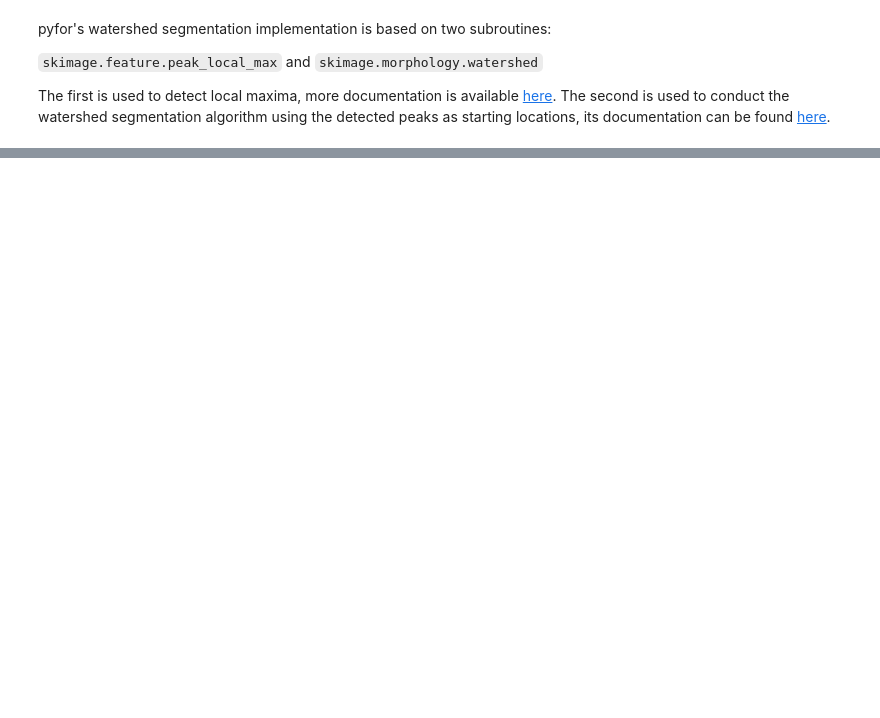
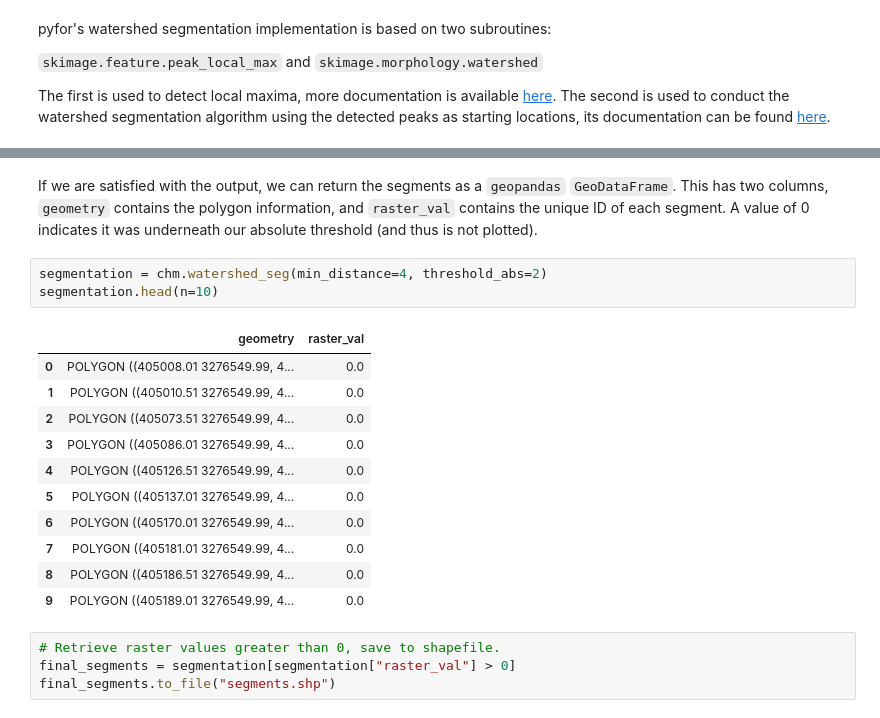
Before and after one commit to brycefrank/pyfor, a Jupyter notebook: samples/WatershedSegmentation.ipynb, the cells around one changed output, grey strips where cells are left out. Cells and saved outputs as stored; diff of their text form; blank space fills up the shorter version.

```diff
--- a/samples/WatershedSegmentation.ipynb
+++ b/samples/WatershedSegmentation.ipynb
@@ -34,0 +44,21 @@ chm.watershed_seg(plot=True)
+# %% [markdown]
+If we are satisfied with the output, we can return the segments as a `geopandas` `GeoDataFrame`. This has two columns, `geometry` contains the polygon information, and `raster_val` contains the unique ID of each segment. A value of 0 indicates it was underneath our absolute threshold (and thus is not plotted).
+# %%
+segmentation = chm.watershed_seg(min_distance=4, threshold_abs=2)
+segmentation.head(n=10)
+# %% [output]
+|  | geometry | raster_val |
+| 0 | POLYGON ((405008.01 3276549.99, 4... | 0.0 |
+| 1 | POLYGON ((405010.51 3276549.99, 4... | 0.0 |
+| 2 | POLYGON ((405073.51 3276549.99, 4... | 0.0 |
+| 3 | POLYGON ((405086.01 3276549.99, 4... | 0.0 |
+| 4 | POLYGON ((405126.51 3276549.99, 4... | 0.0 |
+| 5 | POLYGON ((405137.01 3276549.99, 4... | 0.0 |
+| 6 | POLYGON ((405170.01 3276549.99, 4... | 0.0 |
+| 7 | POLYGON ((405181.01 3276549.99, 4... | 0.0 |
+| 8 | POLYGON ((405186.51 3276549.99, 4... | 0.0 |
+| 9 | POLYGON ((405189.01 3276549.99, 4... | 0.0 |
+# %%
+# Retrieve raster values greater than 0, save to shapefile.
+final_segments = segmentation[segmentation["raster_val"] > 0]
+final_segments.to_file("segments.shp")
```
Also changed, not shown: parts of 7 cells of this notebook, 4 other files.
